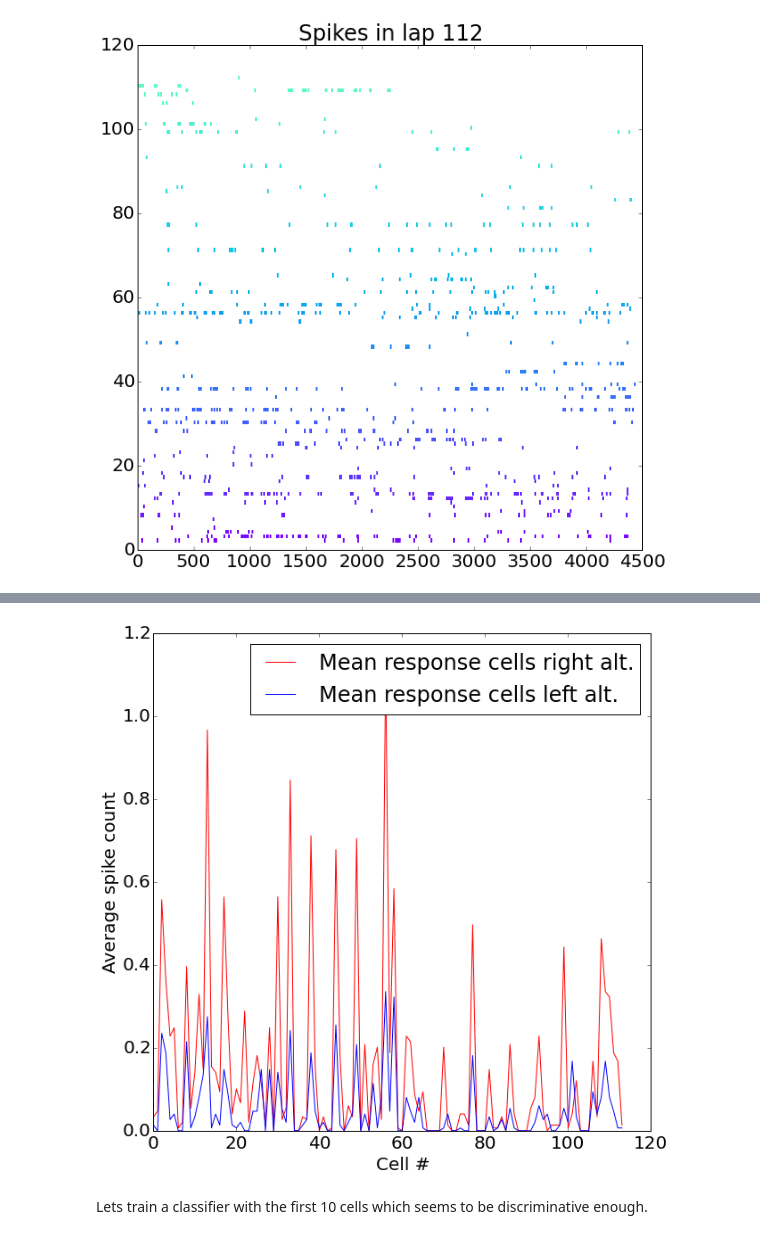
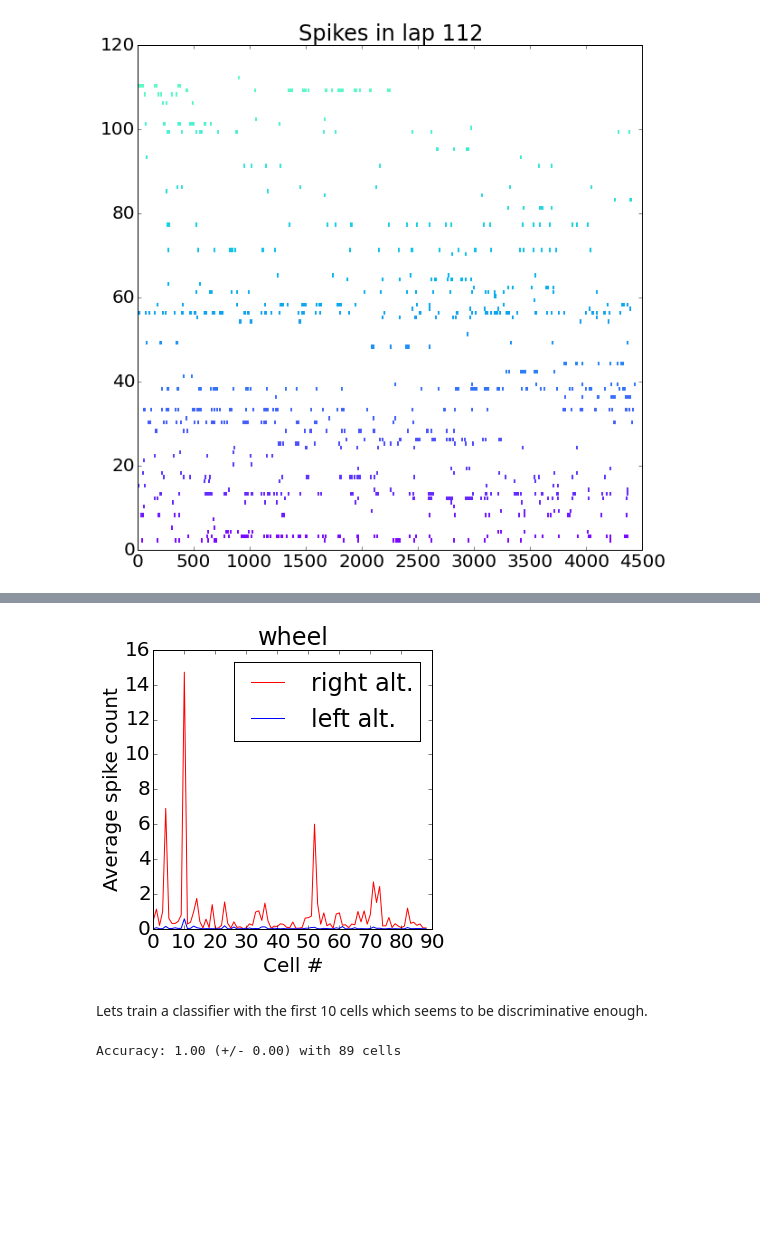
Before and after one commit to rubenpinzon/Wigner-Pattern, a Jupyter notebook: ML approach to wheel section.ipynb, the cells around one changed output, grey strips where cells are left out. Cells and saved outputs as stored; diff of their text form; code cells hidden in the pictures; blank space fills up the shorter version.

```diff
--- a/ML approach to wheel section.ipynb
+++ b/ML approach to wheel section.ipynb
@@ -35,2 +28,4 @@ Available sections of the maze ['wheel', 'pre_turn', 'delay', 'turn', 'mid_arm',
+# %%
+animal = 6
 # %% [markdown]
 ## In the case of a section in the maze run this section
@@ -39,11 +40,15 @@ spikes = [d.spikes for d in data]
 # %% [markdown]
 ## In the case of the wheel section run section below
 # %%
+data = nl.get_cells(names[animal][1], only_pyr=True, section=['wheel', 'wheel'], process=False)
 plt.figure(num=None, dpi=150)
 f, arr = plt.subplots(2, figsize=(10,10))
 
+section_name = 'wheel'
 spikes = []
+
 for trial in data:
+
     non_zero = trial.wheel > 0
     start = 0
     for i, n in enumerate(non_zero):
@@ -97,7 +105,7 @@ plt.show()
 [figure]
 # %%
 # segmentar every 20 ms
-max_time = 3.*1250.
+max_time = 3.*1250. if section_name is 'maze' else 10.*1250 # seconds * sampling frequency
 n_bins = max_time/(0.02*1250)
 bins = np.linspace(0, max_time, n_bins)
 
@@ -136,26 +144,36 @@ plt.show()
 # %%
 cell_response_per_bin = np.mean(mean_count_right,axis=1)
 cell_response_per_bin_left = np.mean(mean_count_left,axis=1)
 
-plt.figure(num=None, dpi=150, figsize=(10,10))
-plt.plot(cell_response_per_bin, 'red',label='Mean response cells right alt.')
-plt.plot(cell_response_per_bin_left, 'blue',label='Mean response cells left alt.')
+plt.figure(num=None, dpi=150, figsize=(5,5))
+plt.plot(cell_response_per_bin, 'red',label='right alt.')
+plt.plot(cell_response_per_bin_left, 'blue',label='left alt.')
 plt.xlabel('Cell #')
 plt.ylabel('Average spike count')
+plt.title(section_name)
 plt.legend()
 plt.show()
 # %% [output]
-[figure, old version]
+[figure, new version]
 # %% [markdown]
 Lets train a classifier with the first 10 cells which seems to be discriminative enough.
 # %%
 from sklearn import cross_validation
 from sklearn import svm
 
-ten_cells_left = mean_count_left[:][:50]
-ten_cells = mean_count_right[:][:50]
+ten_cells_left = mean_count_left[:][:]
+ten_cells = mean_count_right[:][:]
 
 labels = np.ones(len(ten_cells[0]) + len(ten_cells_left[0]))
 labels[len(ten_cells[0]):] = 0
 
 data = np.transpose(np.concatenate((ten_cells, ten_cells_left), axis=1))
+
+X_train, X_test, y_train, y_test = cross_validation.train_test_split(data, labels, test_size=0.4, random_state=0)
+
+clf = svm.SVC(kernel='linear', C=1).fit(X_train, y_train)
+
+scores = cross_validation.cross_val_score(clf, data, labels, cv=5)
+print("Accuracy: %0.2f (+/- %0.2f) with %d cells" % (scores.mean(), scores.std() * 2, len(ten_cells)))
+# %% [output]
+Accuracy: 1.00 (+/- 0.00) with 89 cells
```
Also changed, not shown: parts of 6 cells of this notebook.
